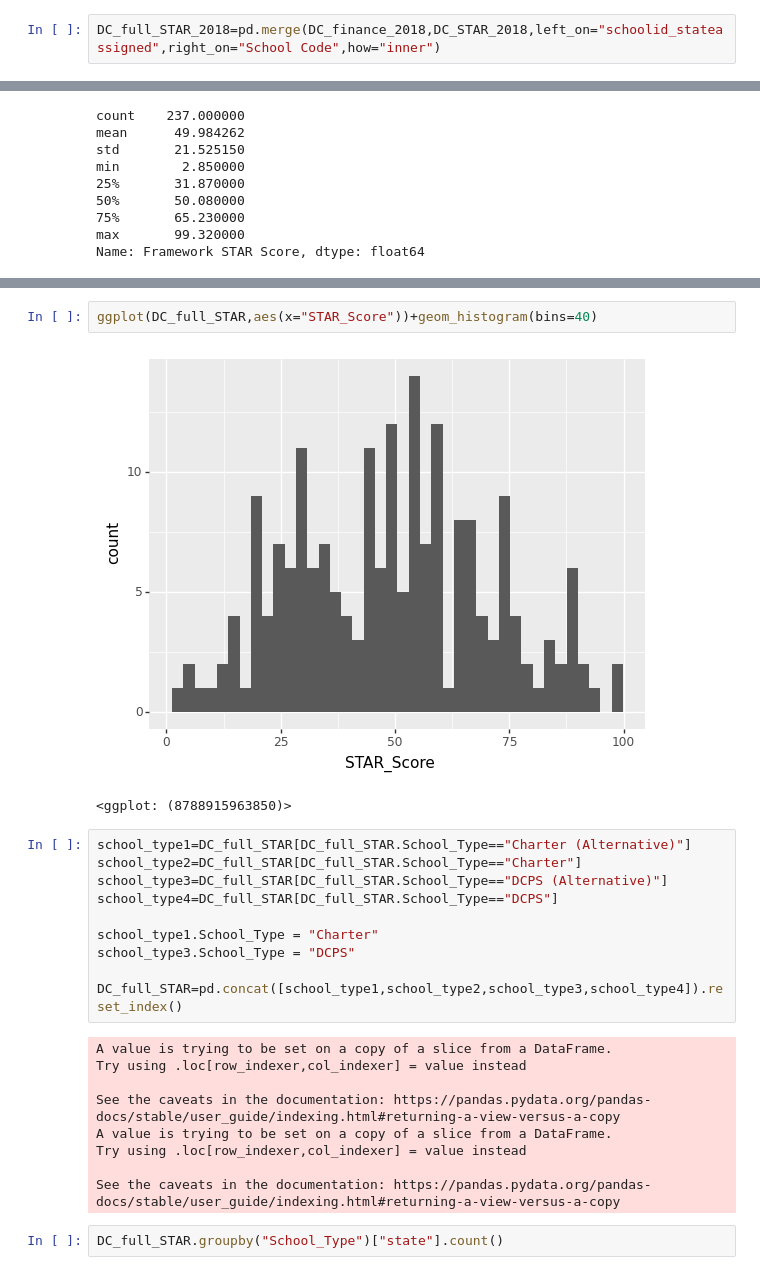
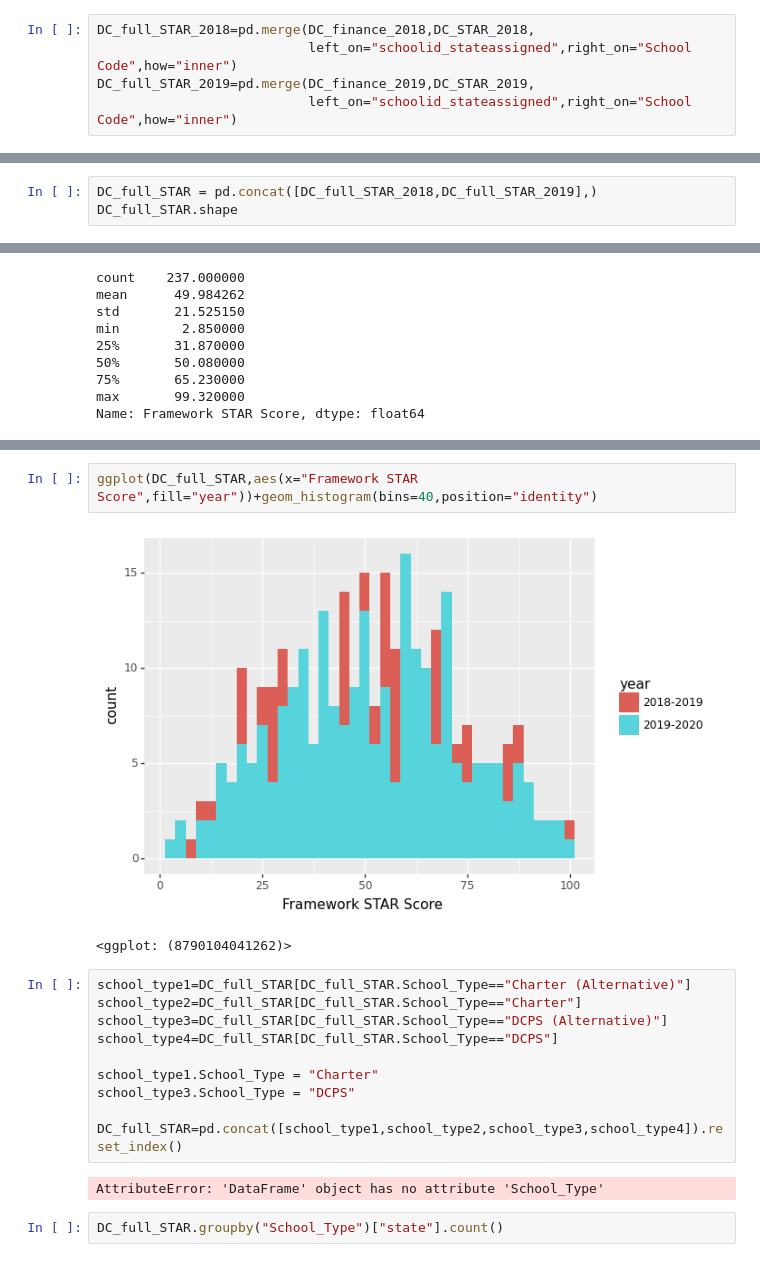
Before and after one commit to shiuanC/DC-Public-Schools-analysis, a Jupyter notebook: code/Ocean_OSSEDC_STAR_EDA.ipynb, the cells around one changed output, grey strips where cells are left out. Saved outputs shown, nothing was run; the diff lists cells and outputs as text.

```diff
--- a/code/Ocean_OSSEDC_STAR_EDA.ipynb
+++ b/code/Ocean_OSSEDC_STAR_EDA.ipynb
@@ -61,5 +61,8 @@ Left on should be "schoolid_stateassigned", Right on should be "School Code"
 # %% [markdown]
 Merge STAR data with financial data
 # %%
-DC_full_STAR_2018=pd.merge(DC_finance_2018,DC_STAR_2018,left_on="schoolid_stateassigned",right_on="School Code",how="inner")
+DC_full_STAR_2018=pd.merge(DC_finance_2018,DC_STAR_2018,
+                           left_on="schoolid_stateassigned",right_on="School Code",how="inner")
+DC_full_STAR_2019=pd.merge(DC_finance_2019,DC_STAR_2019,
+                           left_on="schoolid_stateassigned",right_on="School Code",how="inner")
 # %%
@@ -99,0 +107,3 @@ Index(['state', 'year', 'distid_stateassigned', 'schoolid_stateassigned',
+# %%
+DC_full_STAR = pd.concat([DC_full_STAR_2018,DC_full_STAR_2019],)
+DC_full_STAR.shape
@@ -141,8 +176,8 @@ ggplot(DC_full_STAR_2018,aes(x=1,y="Framework STAR Score"))+geom_boxplot()
 # %%
-ggplot(DC_full_STAR,aes(x="STAR_Score"))+geom_histogram(bins=40)
+ggplot(DC_full_STAR,aes(x="Framework STAR Score",fill="year"))+geom_histogram(bins=40,position="identity")
 # %% [output]
-[figure, old version]
+[figure, new version]
-<ggplot: (8788915963850)>
+<ggplot: (8790104041262)>
 # %%
 school_type1=DC_full_STAR[DC_full_STAR.School_Type=="Charter (Alternative)"]
 school_type2=DC_full_STAR[DC_full_STAR.School_Type=="Charter"]
@@ -154,14 +189,7 @@ school_type3.School_Type = "DCPS"
 
 DC_full_STAR=pd.concat([school_type1,school_type2,school_type3,school_type4]).reset_index()
 # %% [output]
-A value is trying to be set on a copy of a slice from a DataFrame.
-Try using .loc[row_indexer,col_indexer] = value instead
-
-See the caveats in the documentation: https://pandas.pydata.org/pandas-docs/stable/user_guide/indexing.html#returning-a-view-versus-a-copy
-A value is trying to be set on a copy of a slice from a DataFrame.
-Try using .loc[row_indexer,col_indexer] = value instead
-
-See the caveats in the documentation: https://pandas.pydata.org/pandas-docs/stable/user_guide/indexing.html#returning-a-view-versus-a-copy
+AttributeError: 'DataFrame' object has no attribute 'School_Type'
 # %%
 DC_full_STAR.groupby("School_Type")["state"].count()
 # %% [output]
```
Also changed, not shown: parts of 13 cells of this notebook.
